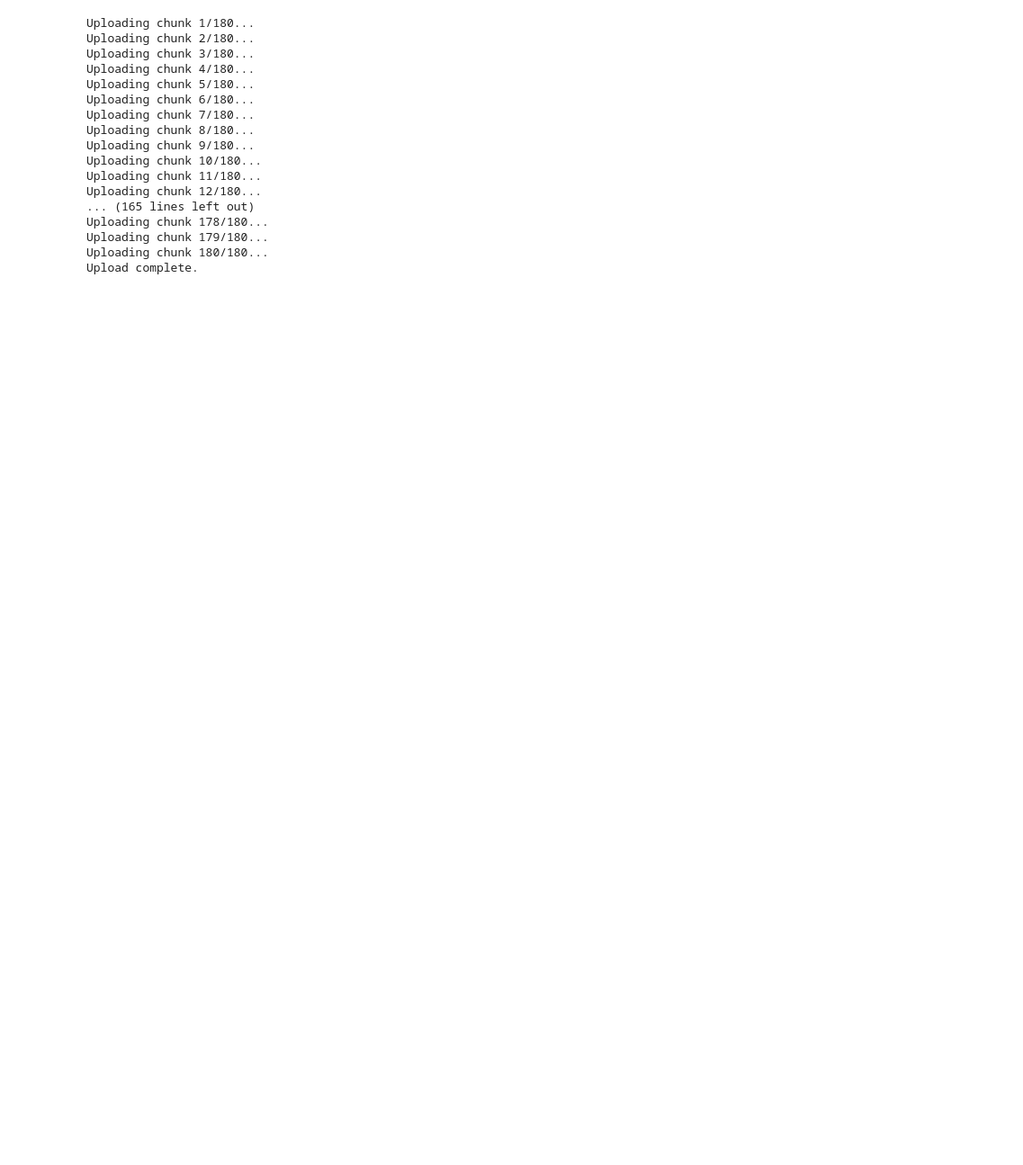
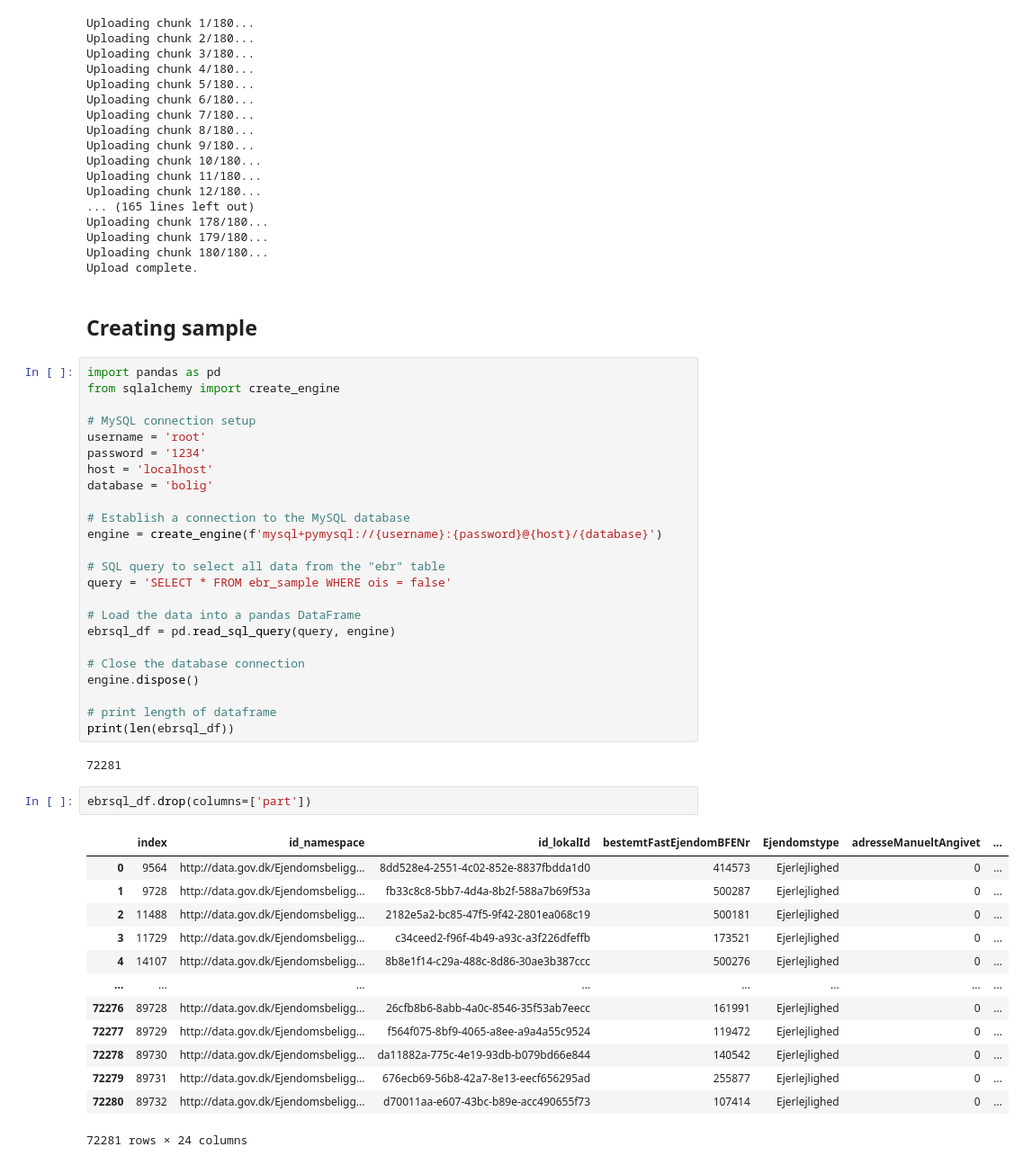
Before and after one commit to vietnhprivat/realestate_priceforecasting, a Jupyter notebook: src/data_acquisition.ipynb, the cells around one changed output. Shown at 90% size. Cells and saved outputs as stored; diff of their text form; blank space fills up the shorter version.

```diff
--- a/src/dataload.ipynb
+++ b/src/data_acquisition.ipynb
@@ -839,3 +841,47 @@ Uploading chunk 178/180...
 Uploading chunk 179/180...
 Uploading chunk 180/180...
 Upload complete.
+# %% [markdown]
+## Creating sample
+# %%
+import pandas as pd
+from sqlalchemy import create_engine
+
+# MySQL connection setup
+username = 'root'
+password = '1234'
+host = 'localhost'
+database = 'bolig'
+
+# Establish a connection to the MySQL database
+engine = create_engine(f'mysql+pymysql://{username}:{password}@{host}/{database}')
+
+# SQL query to select all data from the "ebr" table
+query = 'SELECT * FROM ebr_sample WHERE ois = false'
+
+# Load the data into a pandas DataFrame
+ebrsql_df = pd.read_sql_query(query, engine)
+
+# Close the database connection
+engine.dispose()
+
+# print length of dataframe
+print(len(ebrsql_df))
+# %% [output]
+72281
+# %%
+ebrsql_df.drop(columns=['part'])
+# %% [output]
+|  | index | id_namespace | id_lokalId | bestemtFastEjendomBFENr | Ejendomstype | adresseManueltAngivet | ... |
+| 0 | 9564 | http://data.gov.dk/Ejendomsbeligg... | 8dd528e4-2551-4c02-852e-8837fbdda1d0 | 414573 | Ejerlejlighed | 0 | ... |
+| 1 | 9728 | http://data.gov.dk/Ejendomsbeligg... | fb33c8c8-5bb7-4d4a-8b2f-588a7b69f53a | 500287 | Ejerlejlighed | 0 | ... |
+| 2 | 11488 | http://data.gov.dk/Ejendomsbeligg... | 2182e5a2-bc85-47f5-9f42-2801ea068c19 | 500181 | Ejerlejlighed | 0 | ... |
+| 3 | 11729 | http://data.gov.dk/Ejendomsbeligg... | c34ceed2-f96f-4b49-a93c-a3f226dfeffb | 173521 | Ejerlejlighed | 0 | ... |
+| 4 | 14107 | http://data.gov.dk/Ejendomsbeligg... | 8b8e1f14-c29a-488c-8d86-30ae3b387ccc | 500276 | Ejerlejlighed | 0 | ... |
+| ... | ... | ... | ... | ... | ... | ... | ... |
+| 72276 | 89728 | http://data.gov.dk/Ejendomsbeligg... | 26cfb8b6-8abb-4a0c-8546-35f53ab7eecc | 161991 | Ejerlejlighed | 0 | ... |
+| 72277 | 89729 | http://data.gov.dk/Ejendomsbeligg... | f564f075-8bf9-4065-a8ee-a9a4a55c9524 | 119472 | Ejerlejlighed | 0 | ... |
+| 72278 | 89730 | http://data.gov.dk/Ejendomsbeligg... | da11882a-775c-4e19-93db-b079bd66e844 | 140542 | Ejerlejlighed | 0 | ... |
+| 72279 | 89731 | http://data.gov.dk/Ejendomsbeligg... | 676ecb69-56b8-42a7-8e13-eecf656295ad | 255877 | Ejerlejlighed | 0 | ... |
+| 72280 | 89732 | http://data.gov.dk/Ejendomsbeligg... | d70011aa-e607-43bc-b89e-acc490655f73 | 107414 | Ejerlejlighed | 0 | ... |
+72281 rows × 24 columns
```
Also changed, not shown: parts of 9 cells of this notebook, 19 other files.
